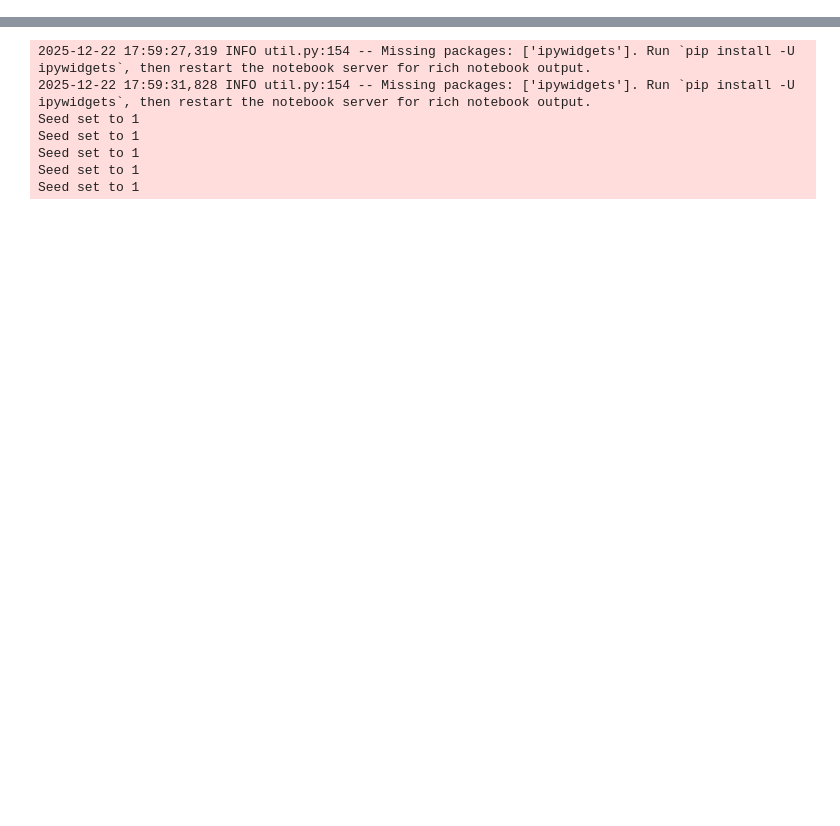
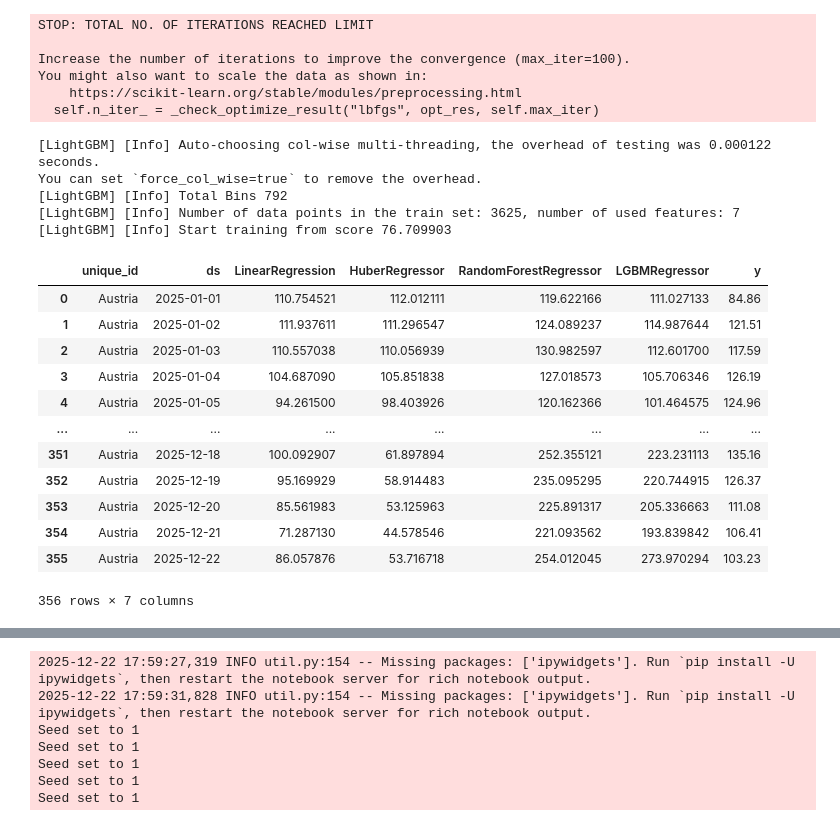
Before and after one commit to L-Schlosser/TIS3_CapstoneProject, a Jupyter notebook: code/modelselection.ipynb, the cells around one changed output, grey strips where cells are left out. Drawn from its saved outputs; the diff is of its cells as text; code cells hidden in the pictures; blank space fills up the shorter version.

```diff
--- a/code/modelselection.ipynb
+++ b/code/modelselection.ipynb
@@ -49,0 +169,47 @@ ml_forecast = MLForecast(models=models_ml, freq=daily)  ##LAGS? ##DATE FEATURES?
+# %%
+## ML with LAGS
+from mlforecast.lag_transforms import RollingMean, RollingStd
+
+
+ml_lags = [1, 7, 28]
+data_features = ['dayofweek', 'month', 'quarter']
+lag_transforms = {
+    # Short-term volatility
+    1: [RollingStd(window_size=3)],
+    # Weekly trend
+    7: [RollingMean(window_size=3)],
+    # Monthly smoothing
+    28: [RollingMean(window_size=14)],
+}
+ml_forecast_lags = MLForecast(models=models_ml, freq='D', lags=ml_lags, date_features=data_features)
+
+ml_forecast_lags.fit(df=daily_train, static_features=[])
+fc_val = ml_forecast_lags.predict(h = 356, X_df=daily_val)
+
+df_val_ml_lags = fc_val.merge(daily_val[['unique_id','ds','y']], on=['unique_id','ds'], how='left')
+df_val_ml_lags
+# %% [output]
+STOP: TOTAL NO. OF ITERATIONS REACHED LIMIT
+
+Increase the number of iterations to improve the convergence (max_iter=100).
+You might also want to scale the data as shown in:
+    https://scikit-learn.org/stable/modules/preprocessing.html
+  self.n_iter_ = _check_optimize_result("lbfgs", opt_res, self.max_iter)
+[LightGBM] [Info] Auto-choosing col-wise multi-threading, the overhead of testing was 0.000122 seconds.
+You can set `force_col_wise=true` to remove the overhead.
+[LightGBM] [Info] Total Bins 792
+[LightGBM] [Info] Number of data points in the train set: 3625, number of used features: 7
+[LightGBM] [Info] Start training from score 76.709903
+|  | unique_id | ds | LinearRegression | HuberRegressor | RandomForestRegressor | LGBMRegressor | y |
+| 0 | Austria | 2025-01-01 | 110.754521 | 112.012111 | 119.622166 | 111.027133 | 84.86 |
+| 1 | Austria | 2025-01-02 | 111.937611 | 111.296547 | 124.089237 | 114.987644 | 121.51 |
+| 2 | Austria | 2025-01-03 | 110.557038 | 110.056939 | 130.982597 | 112.601700 | 117.59 |
+| 3 | Austria | 2025-01-04 | 104.687090 | 105.851838 | 127.018573 | 105.706346 | 126.19 |
+| 4 | Austria | 2025-01-05 | 94.261500 | 98.403926 | 120.162366 | 101.464575 | 124.96 |
+| ... | ... | ... | ... | ... | ... | ... | ... |
+| 351 | Austria | 2025-12-18 | 100.092907 | 61.897894 | 252.355121 | 223.231113 | 135.16 |
+| 352 | Austria | 2025-12-19 | 95.169929 | 58.914483 | 235.095295 | 220.744915 | 126.37 |
+| 353 | Austria | 2025-12-20 | 85.561983 | 53.125963 | 225.891317 | 205.336663 | 111.08 |
+| 354 | Austria | 2025-12-21 | 71.287130 | 44.578546 | 221.093562 | 193.839842 | 106.41 |
+| 355 | Austria | 2025-12-22 | 86.057876 | 53.716718 | 254.012045 | 273.970294 | 103.23 |
+356 rows × 7 columns
```
Also changed, not shown: parts of 12 cells of this notebook.
